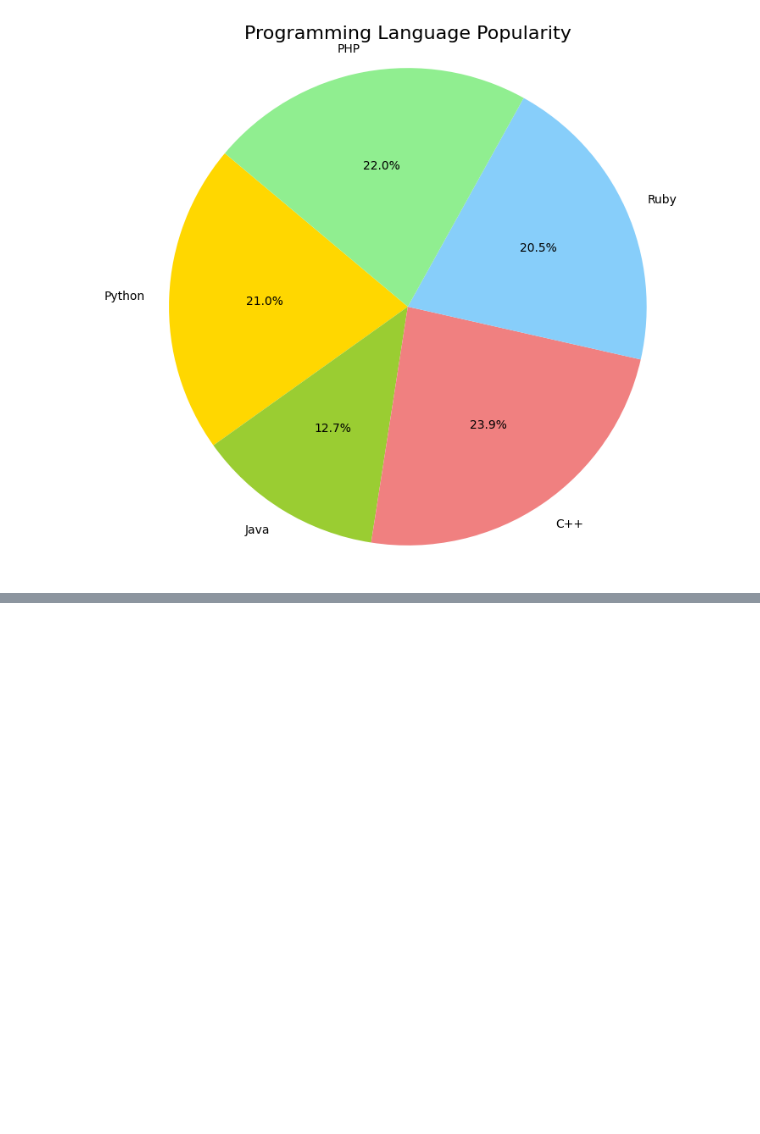
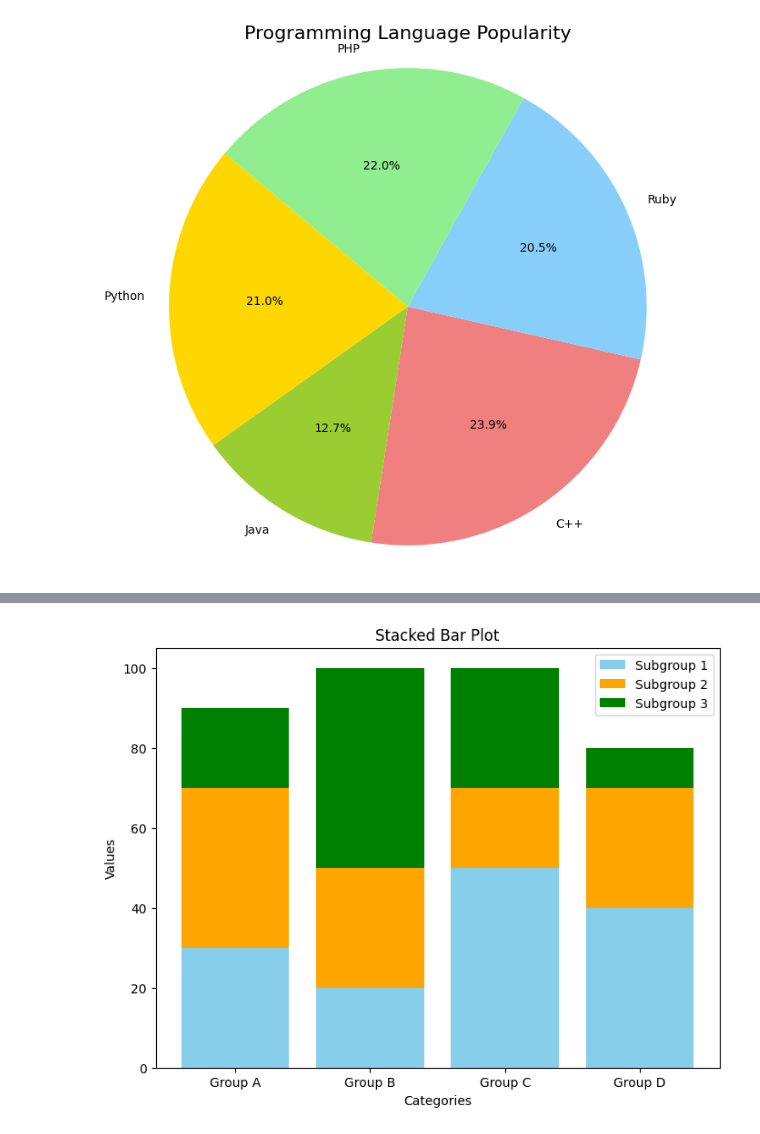
Before and after one commit to cruvss/2D-Data-Visualization, a Jupyter notebook: notebook.ipynb, the cells around one changed output, grey strips where cells are left out. Drawn from its saved outputs; the diff is of its cells as text; code cells hidden in the pictures; blank space fills up the shorter version.

```diff
--- a/notebook.ipynb
+++ b/notebook.ipynb
@@ -330,0 +389,31 @@ plt.show()
+# %%
+import matplotlib.pyplot as plt
+import numpy as np
+
+# Data
+categories = ['Group A', 'Group B', 'Group C', 'Group D']
+subgroup1 = [30, 20, 50, 40]
+subgroup2 = [40, 30, 20, 30]
+subgroup3 = [20, 50, 30, 10]
+
+# Bar positions
+x = np.arange(len(categories))
+
+# Create stacked bar plot
+fig, ax = plt.subplots(figsize=(8, 6))
+
+ax.bar(x, subgroup1, label='Subgroup 1', color='skyblue')
+ax.bar(x, subgroup2, bottom=subgroup1, label='Subgroup 2', color='orange')
+ax.bar(x, subgroup3, bottom=np.array(subgroup1) + np.array(subgroup2), label='Subgroup 3', color='green')
+
+# Add labels, title, and legend
+ax.set_xticks(x)
+ax.set_xticklabels(categories)
+ax.set_xlabel('Categories')
+ax.set_ylabel('Values')
+ax.set_title('Stacked Bar Plot')
+ax.legend()
+
+plt.show()
+# %% [output]
+[figure, added]
```
Also changed, not shown: parts of 11 cells of this notebook.
